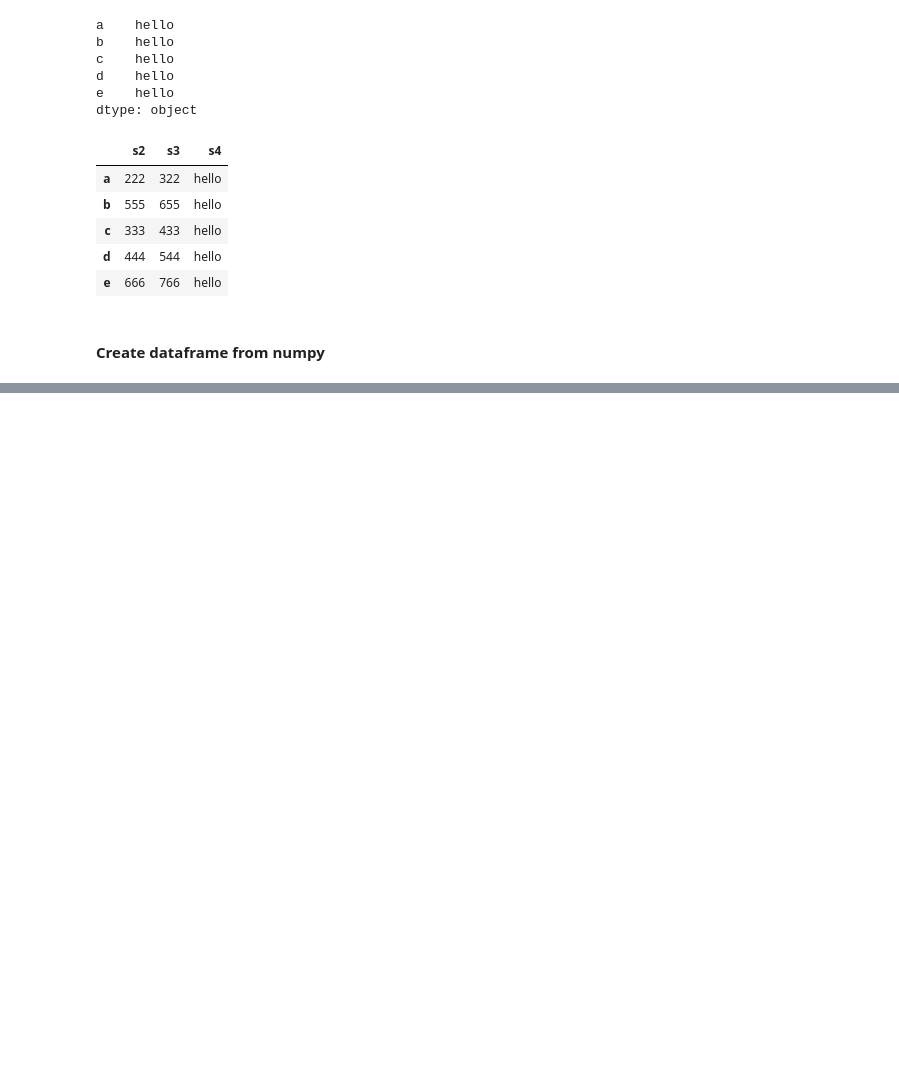
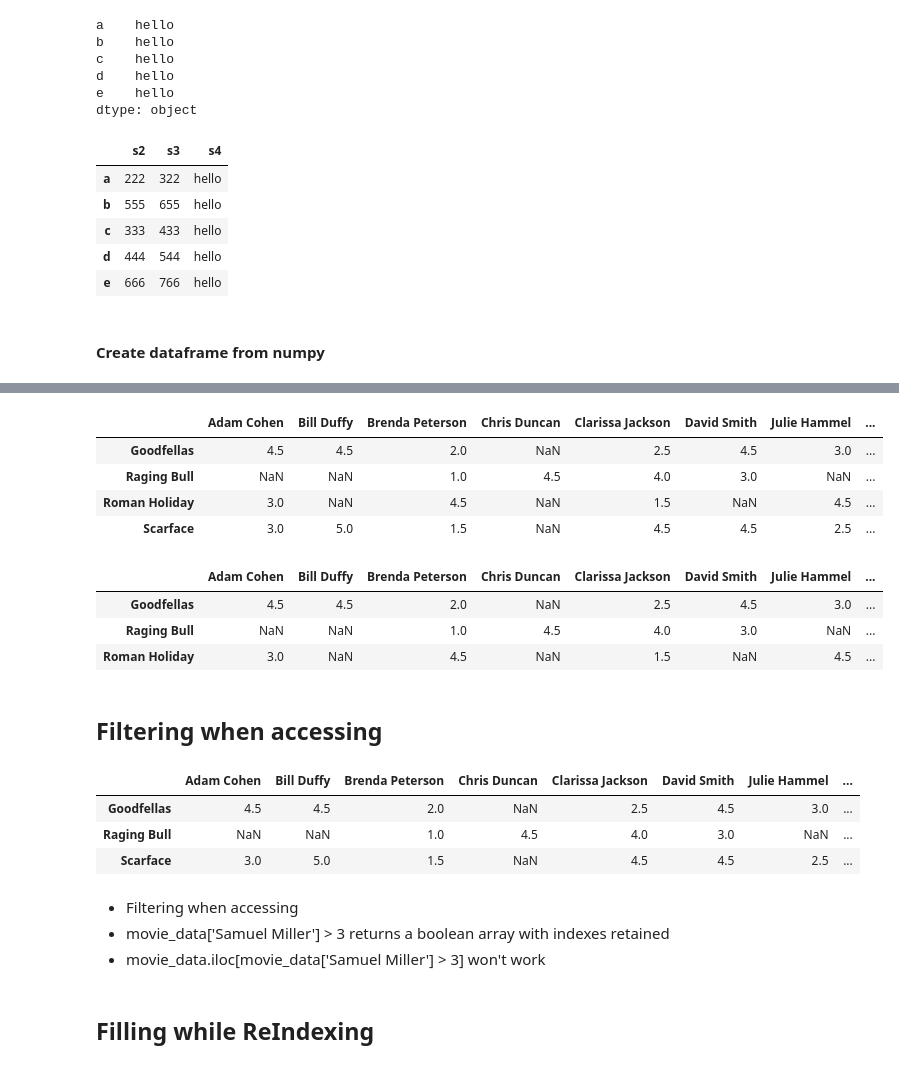
Before and after one commit to sharathchandu0007/data-science-notes, a Jupyter notebook: Pandas -series and dataframe.ipynb, the cells around one changed output, grey strips where cells are left out. Drawn from its saved outputs; the diff is of its cells as text; code cells hidden in the pictures; blank space fills up the shorter version.

```diff
--- a/Pandas -series and dataframe.ipynb
+++ b/Pandas -series and dataframe.ipynb
@@ -234,0 +520,30 @@ pd.DataFrame(np.)
+# %%
+movie_data.loc['Goodfellas':'Scarface']
+# %% [output]
+|  | Adam Cohen | Bill Duffy | Brenda Peterson | Chris Duncan | Clarissa Jackson | David Smith | Julie Hammel | ... |
+| Goodfellas | 4.5 | 4.5 | 2.0 | NaN | 2.5 | 4.5 | 3.0 | ... |
+| Raging Bull | NaN | NaN | 1.0 | 4.5 | 4.0 | 3.0 | NaN | ... |
+| Roman Holiday | 3.0 | NaN | 4.5 | NaN | 1.5 | NaN | 4.5 | ... |
+| Scarface | 3.0 | 5.0 | 1.5 | NaN | 4.5 | 4.5 | 2.5 | ... |
+# %%
+movie_data.iloc[0:3]
+# %% [output]
+|  | Adam Cohen | Bill Duffy | Brenda Peterson | Chris Duncan | Clarissa Jackson | David Smith | Julie Hammel | ... |
+| Goodfellas | 4.5 | 4.5 | 2.0 | NaN | 2.5 | 4.5 | 3.0 | ... |
+| Raging Bull | NaN | NaN | 1.0 | 4.5 | 4.0 | 3.0 | NaN | ... |
+| Roman Holiday | 3.0 | NaN | 4.5 | NaN | 1.5 | NaN | 4.5 | ... |
+# %% [markdown]
+## Filtering when accessing
+# %%
+movie_data.loc[movie_data['Samuel Miller'] > 3]
+# %% [output]
+|  | Adam Cohen | Bill Duffy | Brenda Peterson | Chris Duncan | Clarissa Jackson | David Smith | Julie Hammel | ... |
+| Goodfellas | 4.5 | 4.5 | 2.0 | NaN | 2.5 | 4.5 | 3.0 | ... |
+| Raging Bull | NaN | NaN | 1.0 | 4.5 | 4.0 | 3.0 | NaN | ... |
+| Scarface | 3.0 | 5.0 | 1.5 | NaN | 4.5 | 4.5 | 2.5 | ... |
+# %% [markdown]
+* Filtering when accessing
+* movie_data['Samuel Miller'] > 3 returns a boolean array with indexes retained
+* movie_data.iloc[movie_data['Samuel Miller'] > 3] won't work
+# %% [markdown]
+## Filling while ReIndexing
```
Also changed, not shown: parts of 74 cells of this notebook.
